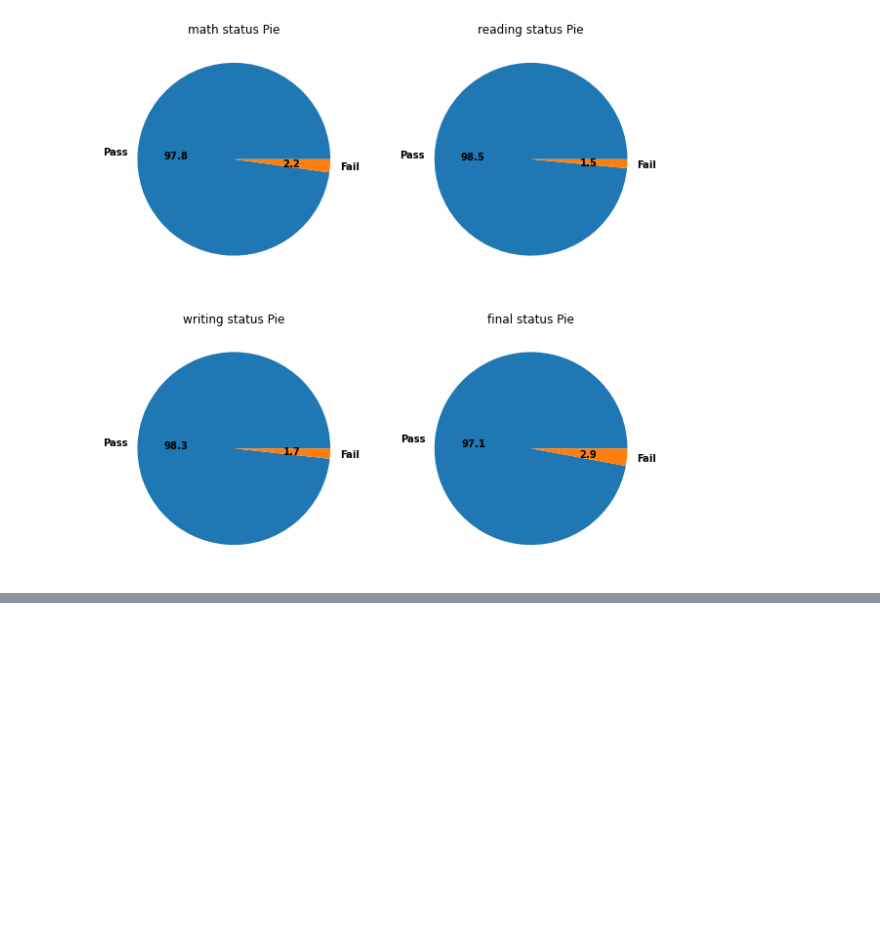
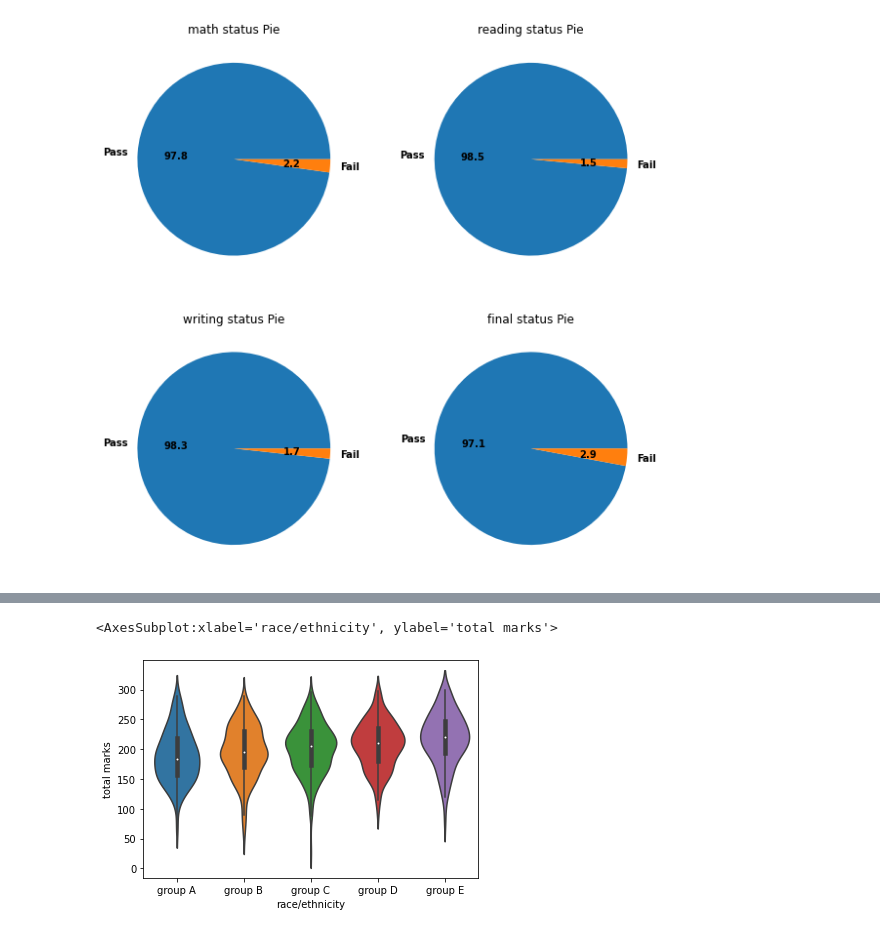
Before and after one commit to SushilKokare/EDA, a Jupyter notebook: 2_Student_Performance/Student Performance.ipynb, the cells around one changed output, grey strips where cells are left out. Saved outputs shown, nothing was run; the diff lists cells and outputs as text; code cells hidden in the pictures; blank space fills up the shorter version.

```diff
--- a/2_Student_Performance/Student Performance.ipynb
+++ b/2_Student_Performance/Student Performance.ipynb
@@ -254,0 +304,5 @@ Text(0.5, 1.0, 'final status Pie')
+# %%
+sns.violinplot(x=df['race/ethnicity'],y=df['total marks'],order=['group A','group B','group C','group D','group E'])
+# %% [output]
+<AxesSubplot:xlabel='race/ethnicity', ylabel='total marks'>
+[figure, added]
```
Also changed, not shown: parts of 15 cells of this notebook.
